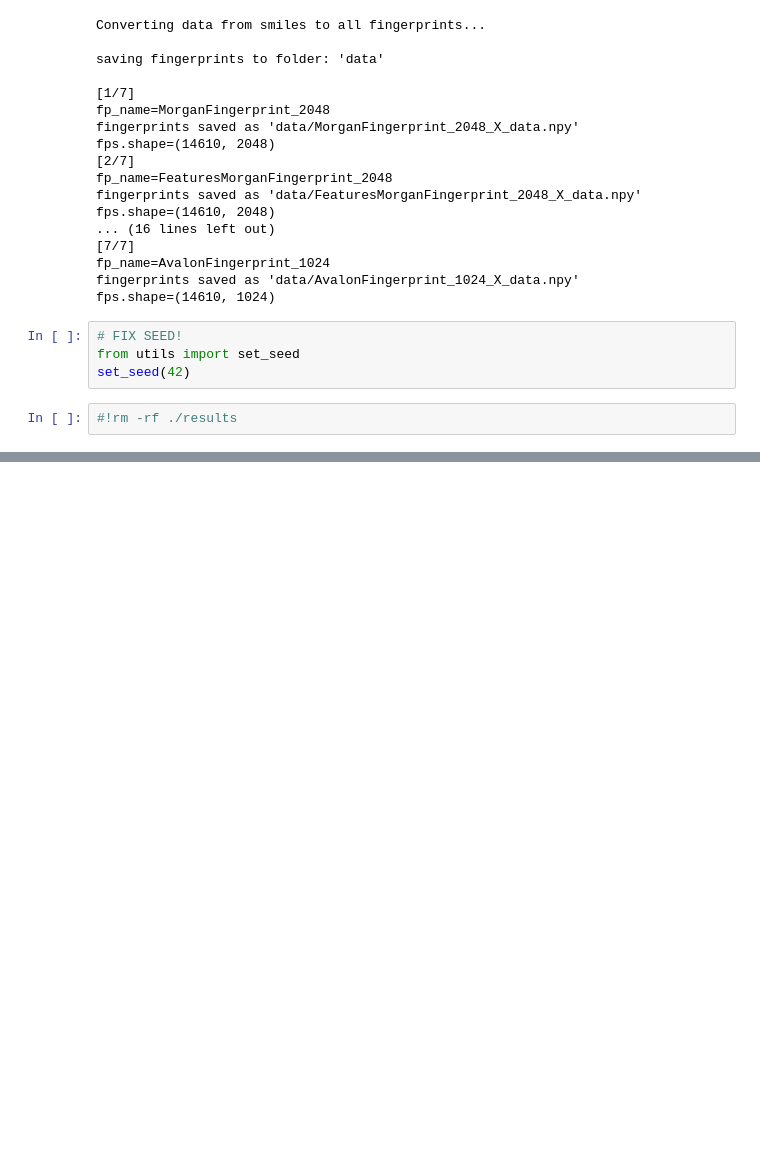
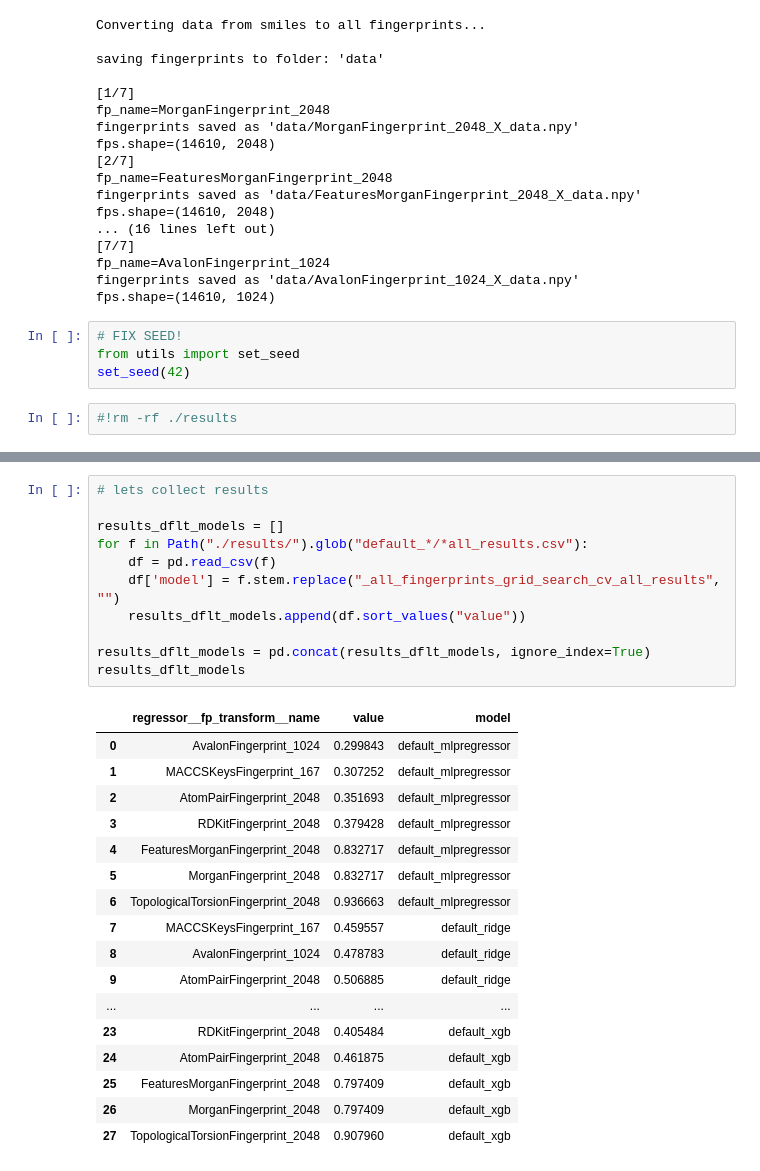
Before and after one commit to mvgolubev99/kaggle-chemical-structure-and-logp, a Jupyter notebook: interaction.ipynb, the cells around one changed output, grey strips where cells are left out. Drawn from its saved outputs; the diff is of its cells as text; blank space fills up the shorter version.

```diff
--- a/interaction.ipynb
+++ b/interaction.ipynb
@@ -121,0 +147,29 @@ best_on_val_bootstrap_score {'metric_name': 'root_mean_squared_error', 'score_me
+# %%
+# lets collect results
+
+results_dflt_models = []
+for f in Path("./results/").glob("default_*/*all_results.csv"):
+    df = pd.read_csv(f)
+    df['model'] = f.stem.replace("_all_fingerprints_grid_search_cv_all_results", "")
+    results_dflt_models.append(df.sort_values("value"))
+
+results_dflt_models = pd.concat(results_dflt_models, ignore_index=True)
+results_dflt_models
+# %% [output]
+|  | regressor__fp_transform__name | value | model |
+| 0 | AvalonFingerprint_1024 | 0.299843 | default_mlpregressor |
+| 1 | MACCSKeysFingerprint_167 | 0.307252 | default_mlpregressor |
+| 2 | AtomPairFingerprint_2048 | 0.351693 | default_mlpregressor |
+| 3 | RDKitFingerprint_2048 | 0.379428 | default_mlpregressor |
+| 4 | FeaturesMorganFingerprint_2048 | 0.832717 | default_mlpregressor |
+| 5 | MorganFingerprint_2048 | 0.832717 | default_mlpregressor |
+| 6 | TopologicalTorsionFingerprint_2048 | 0.936663 | default_mlpregressor |
+| 7 | MACCSKeysFingerprint_167 | 0.459557 | default_ridge |
+| 8 | AvalonFingerprint_1024 | 0.478783 | default_ridge |
+| 9 | AtomPairFingerprint_2048 | 0.506885 | default_ridge |
+| ... | ... | ... | ... |
+| 23 | RDKitFingerprint_2048 | 0.405484 | default_xgb |
+| 24 | AtomPairFingerprint_2048 | 0.461875 | default_xgb |
+| 25 | FeaturesMorganFingerprint_2048 | 0.797409 | default_xgb |
+| 26 | MorganFingerprint_2048 | 0.797409 | default_xgb |
+| 27 | TopologicalTorsionFingerprint_2048 | 0.907960 | default_xgb |
```
Also changed, not shown: parts of 9 cells of this notebook.
